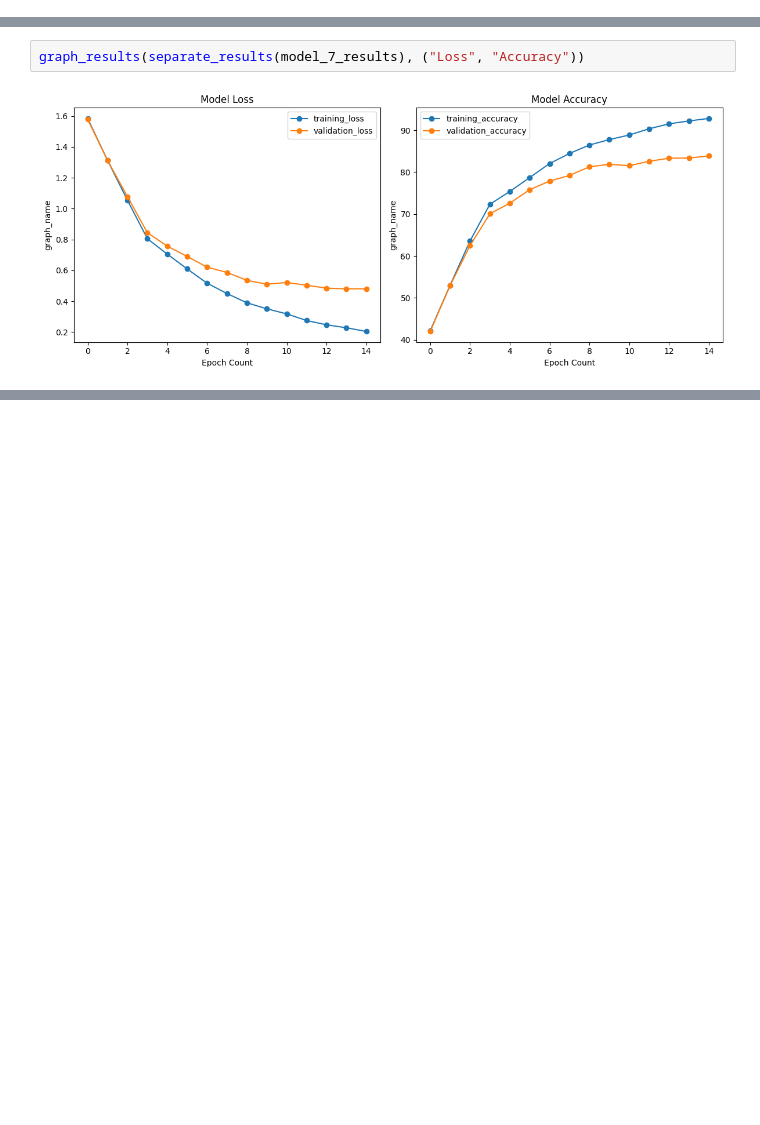
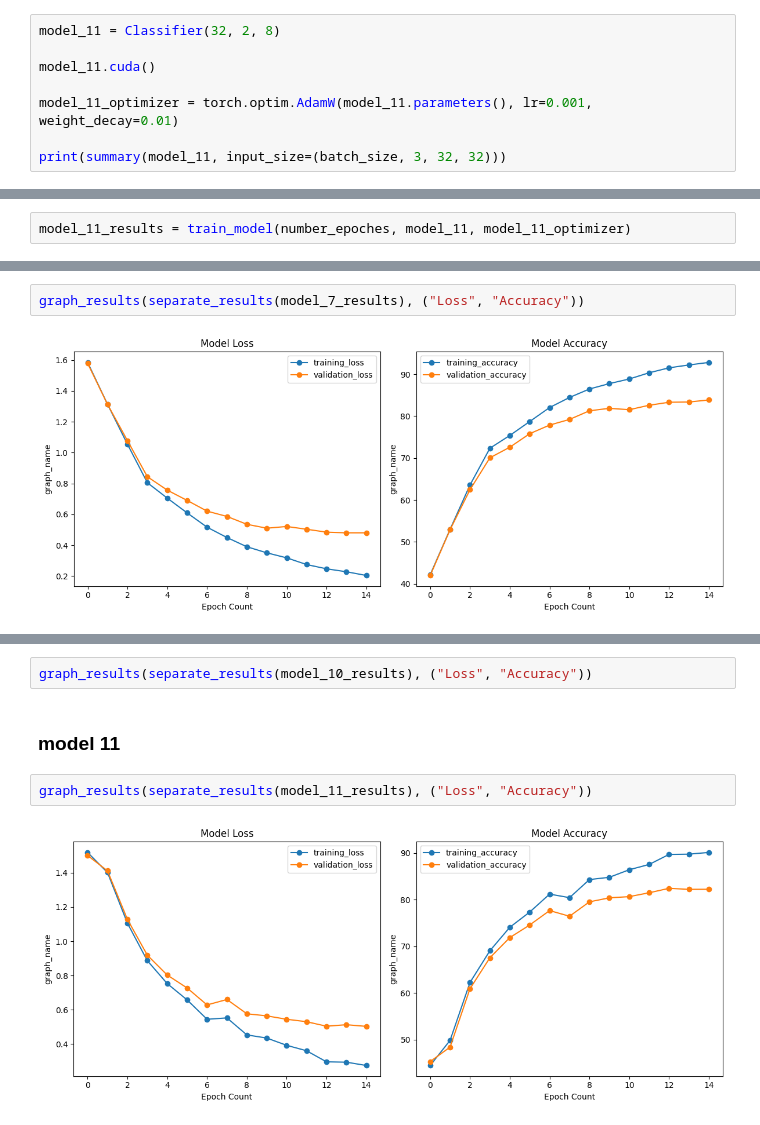
Before and after one commit to jozhw/ai-science-training-series, a Jupyter notebook: homework_responses/2024-02-26_John_Wu_03.ipynb, the cells around one changed output, grey strips where cells are left out. Saved outputs shown, nothing was run; the diff lists cells and outputs as text; blank space fills up the shorter version.

```diff
--- a/homework_responses/2024-02-26_John_Wu_03.ipynb
+++ b/homework_responses/2024-02-26_John_Wu_03.ipynb
@@ -637,0 +730,8 @@ Estimated Total Size (MB): 3062.29
+# %%
+model_11 = Classifier(32, 2, 8)
+
+model_11.cuda()
+
+model_11_optimizer = torch.optim.AdamW(model_11.parameters(), lr=0.001, weight_decay=0.01)
+
+print(summary(model_11, input_size=(batch_size, 3, 32, 32)))
@@ -767,0 +936,2 @@ Epoch 5: validation loss: 0.690, accuracy: 75.811
+# %%
+model_11_results = train_model(number_epoches, model_11, model_11_optimizer)
@@ -810,0 +1011,8 @@ graph_results(separate_results(model_7_results), ("Loss", "Accuracy"))
+# %%
+graph_results(separate_results(model_10_results), ("Loss", "Accuracy"))
+# %% [markdown]
+### model 11
+# %%
+graph_results(separate_results(model_11_results), ("Loss", "Accuracy"))
+# %% [output]
+[figure, added]
```
Also changed, not shown: parts of 28 cells of this notebook.
